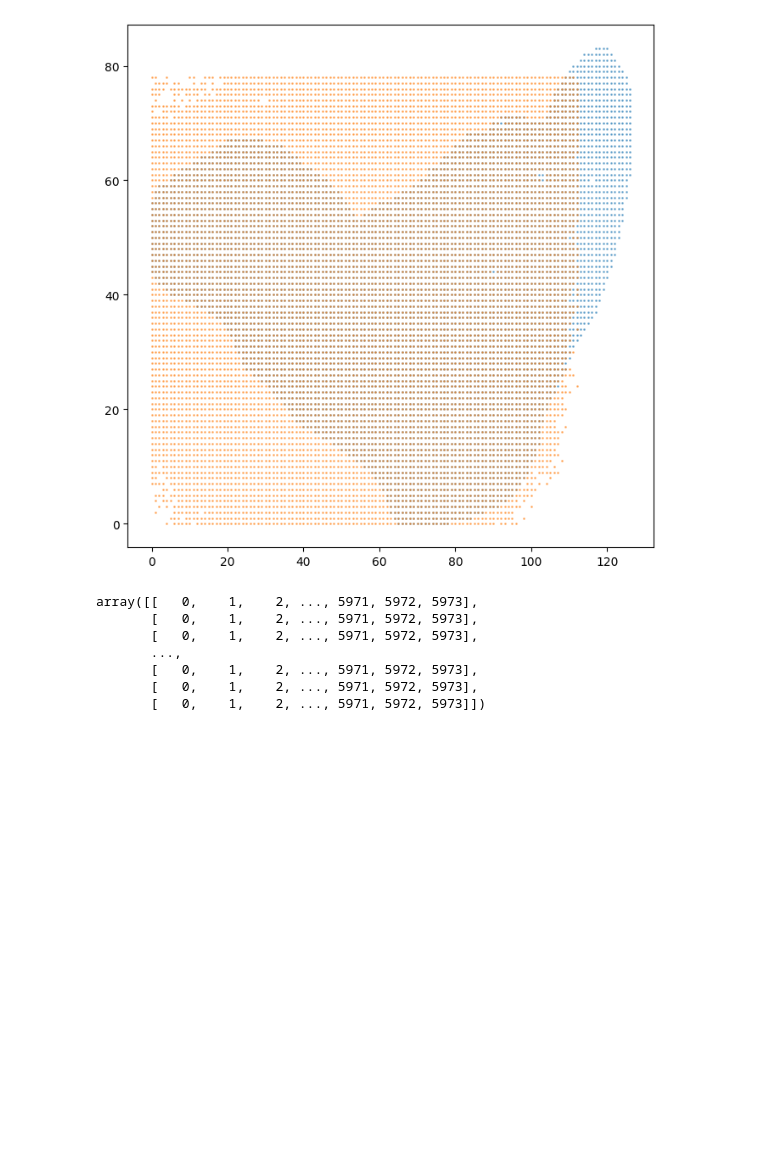
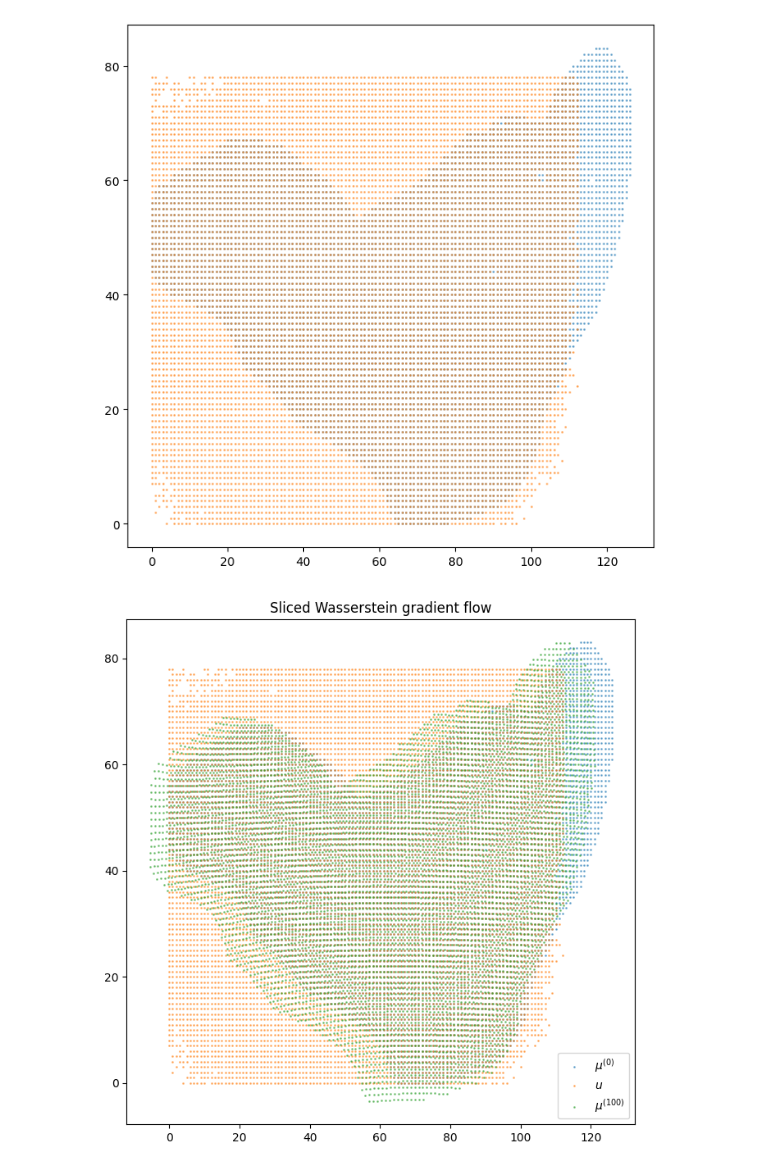
Before and after one commit to cb11711211/sc_st_attention_integration, a Jupyter notebook: pot_fuse_prot_rna.ipynb, the cells around one changed output. Saved outputs shown, nothing was run; the diff lists cells and outputs as text; code cells hidden in the pictures; blank space fills up the shorter version.

```diff
--- a/pot_fuse_prot_rna.ipynb
+++ b/pot_fuse_prot_rna.ipynb
@@ -183,39 +183,36 @@ device = "cuda" if torch.cuda.is_available() else "cpu"
 # use pyTorch for our data
 x1 = torch.tensor(prot_coordination, dtype=torch.float32).to(device).requires_grad_(True)
 x2 = torch.tensor(rna_coordination, dtype=torch.float32).to(device)
 
 lr = 1e3
 nb_iter_max = 100
 x_all = np.zeros((nb_iter_max, x1.shape[0], 2))
 loss_iter = []
 
 # generator for random permutations
 gen = torch.Generator()
 gen.manual_seed(42)
 
 for i in range(nb_iter_max):
-    loss = ot.sliced_wasserstein_distance(x1, x2, n_projections=20, seed=gen)
+    loss = ot.sliced_wasserstein_distance(x1, x2, n_projections=50, seed=gen)
     loss_iter.append(loss.clone().detach().cpu().numpy())
     loss.backward()
 
     # performs a step of projected gradient descent
     with torch.no_grad():
         grad = x1.grad
         x1 -= grad * lr / (1 + i / 5e1) # step
         x1.grad.zero_()
         x_all[i, :, :] = x1.clone().detach().cpu().numpy()
 
 xb = x1.clone().detach().cpu().numpy()
 
 pl.figure(2, (8, 8))
 pl.scatter(prot_coordination[:, 0], prot_coordination[:,1], alpha=0.5, s=1, label="$\mu^{(0)}$")
-pl.scatter(x2[:, 0], x2[:, 1], alpha=0.5, s=1, label="$\nu$")
+pl.scatter(x2[:, 0], x2[:, 1], alpha=0.5, s=1, label="$u$")
 pl.scatter(xb[:, 0], xb[:, 1], alpha=0.5, s=1, label="$\mu^{(100)}$")
+pl.title("Sliced Wasserstein gradient flow")
+pl.legend()
+ax = pl.axis()
 # %% [output]
-array([[   0,    1,    2, ..., 5971, 5972, 5973],
-       [   0,    1,    2, ..., 5971, 5972, 5973],
-       [   0,    1,    2, ..., 5971, 5972, 5973],
-       ...,
-       [   0,    1,    2, ..., 5971, 5972, 5973],
-       [   0,    1,    2, ..., 5971, 5972, 5973],
-       [   0,    1,    2, ..., 5971, 5972, 5973]])
+[figure, added]
```
Also changed, not shown: parts of 1 cell of this notebook, 1 other file.
